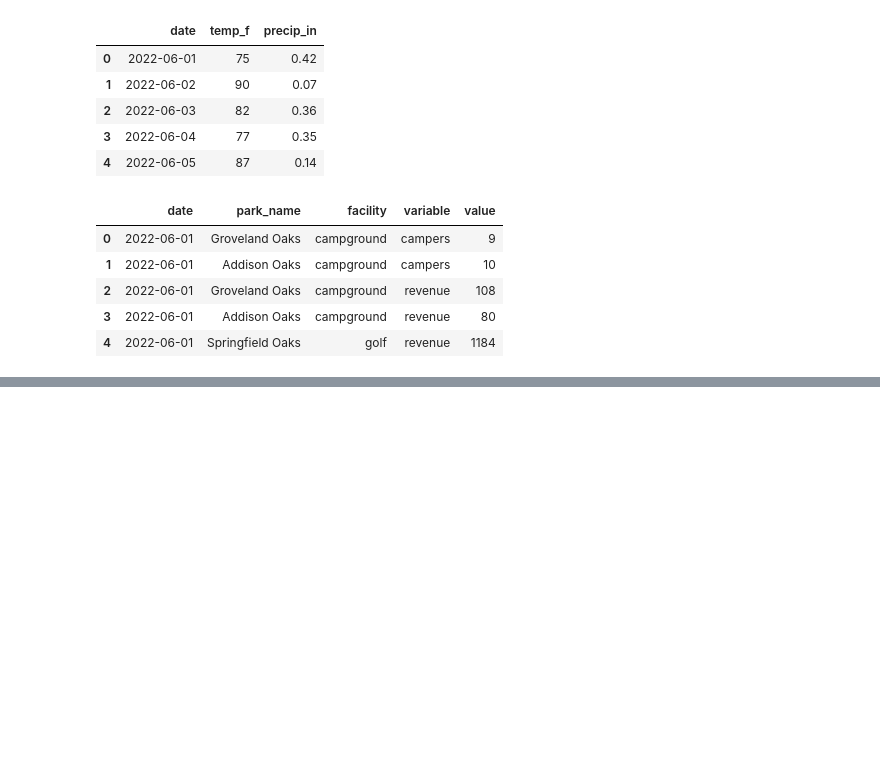
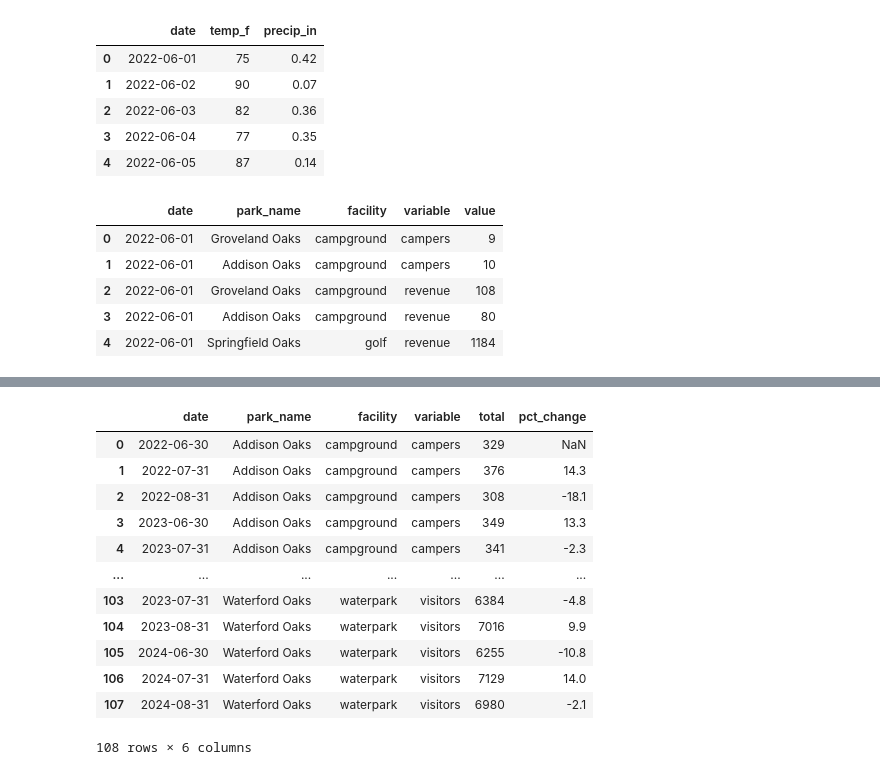
Before and after one commit to tynardone/ocpr-data-viz, a Jupyter notebook: notebooks/1-data-cleaning.ipynb, the cells around one changed output, grey strips where cells are left out. Saved outputs shown, nothing was run; the diff lists cells and outputs as text; code cells hidden in the pictures; blank space fills up the shorter version.

```diff
--- a/notebooks/1-data-cleaning.ipynb
+++ b/notebooks/1-data-cleaning.ipynb
@@ -122,0 +179,18 @@ parks_data_revenue = parks_data_long[parks_data_long['variable'] == 'revenue']
+# %%
+parks_data_kpi.to_csv(processed_data_path / 'parks_data_kpi.csv')
+
+parks_data_kpi
+# %% [output]
+|  | date | park_name | facility | variable | total | pct_change |
+| 0 | 2022-06-30 | Addison Oaks | campground | campers | 329 | NaN |
+| 1 | 2022-07-31 | Addison Oaks | campground | campers | 376 | 14.3 |
+| 2 | 2022-08-31 | Addison Oaks | campground | campers | 308 | -18.1 |
+| 3 | 2023-06-30 | Addison Oaks | campground | campers | 349 | 13.3 |
+| 4 | 2023-07-31 | Addison Oaks | campground | campers | 341 | -2.3 |
+| ... | ... | ... | ... | ... | ... | ... |
+| 103 | 2023-07-31 | Waterford Oaks | waterpark | visitors | 6384 | -4.8 |
+| 104 | 2023-08-31 | Waterford Oaks | waterpark | visitors | 7016 | 9.9 |
+| 105 | 2024-06-30 | Waterford Oaks | waterpark | visitors | 6255 | -10.8 |
+| 106 | 2024-07-31 | Waterford Oaks | waterpark | visitors | 7129 | 14.0 |
+| 107 | 2024-08-31 | Waterford Oaks | waterpark | visitors | 6980 | -2.1 |
+108 rows × 6 columns
```
Also changed, not shown: parts of 14 cells of this notebook, 3 other files.
